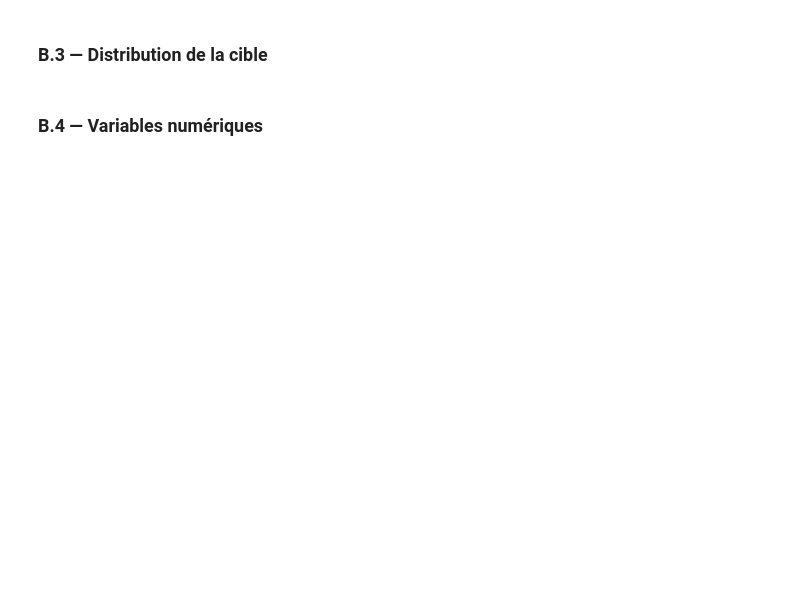
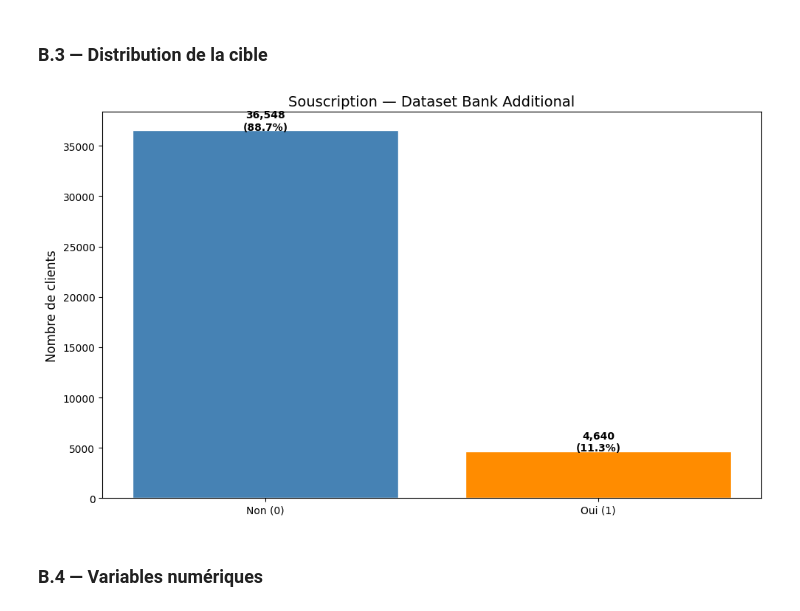
Before and after one commit to Manonsigilla/bank-marketing, a Jupyter notebook: notebooks/01_eda.ipynb, the cells around one changed output. Saved outputs shown, nothing was run; the diff lists cells and outputs as text; code cells hidden in the pictures; blank space fills up the shorter version.

```diff
--- a/notebooks/01_eda.ipynb
+++ b/notebooks/01_eda.ipynb
@@ -37,2 +125,4 @@ plot_correlation_matrix(df_bank)
 # %%
-# Chargement du dataset Bank Additionaldf_add = load_bank_additional(full=True)get_dataset_info(df_add, name='Bank Additional Dataset (full)')
+# Chargement du dataset Bank Additional
+df_add = load_bank_additional(full=True)
+get_dataset_info(df_add, name='Bank Additional Dataset (full)')
@@ -47,7 +181,10 @@ unknown_add = analyze_missing(df_add)
 # %% [markdown]
 ### B.3 — Distribution de la cible
 # %%
-y_add = df_add['y'].map({'yes': 1, 'no': 0})plot_target_distribution(y_add, title='Souscription — Dataset Bank Additional')
+y_add = df_add['y'].map({'yes': 1, 'no': 0})
+plot_target_distribution(y_add, title='Souscription — Dataset Bank Additional')
+# %% [output]
+[figure, added]
 # %% [markdown]
 ### B.4 — Variables numériques
 # %%
```
Also changed, not shown: parts of 34 cells of this notebook.
